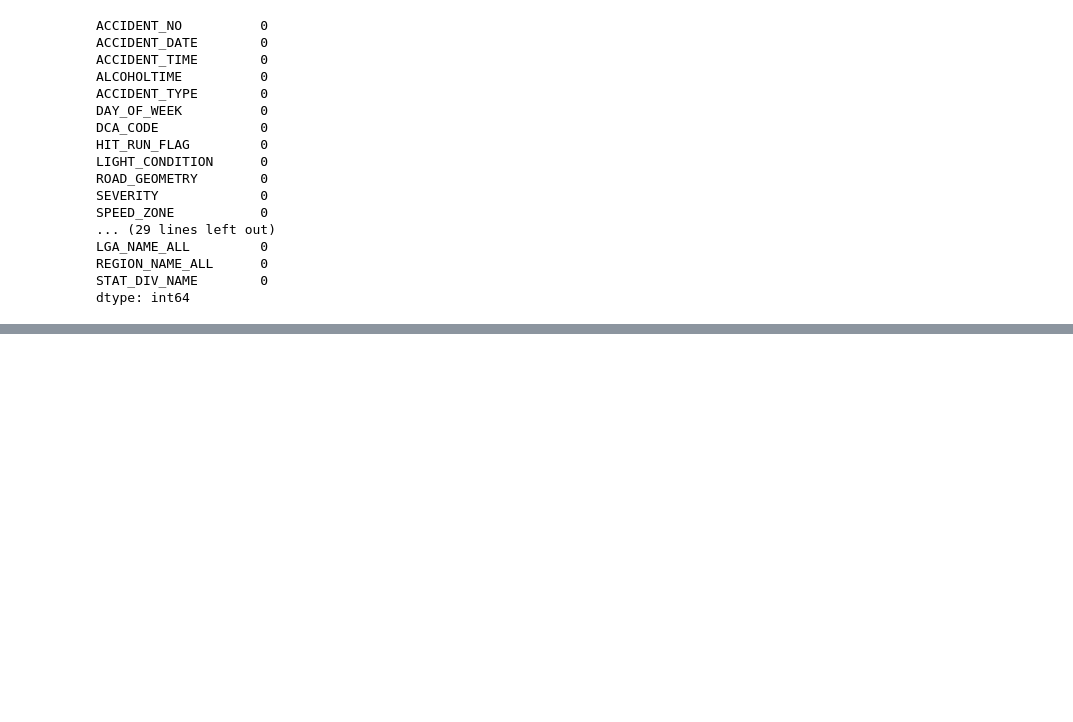
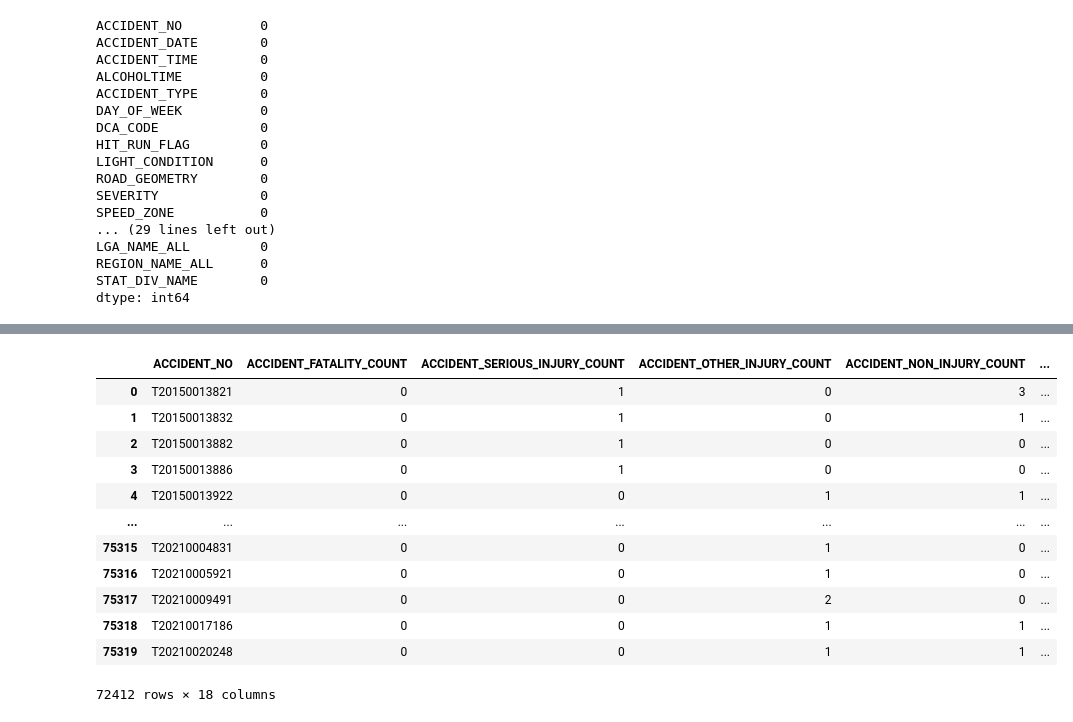
Before and after one commit to Samravp/Road-Crash-ETL, a Jupyter notebook: transforming.ipynb, the cells around one changed output, grey strips where cells are left out. Drawn from its saved outputs; the diff is of its cells as text; code cells hidden in the pictures; blank space fills up the shorter version.

Commit message:
rename column names for table

```diff
--- a/transforming.ipynb
+++ b/transforming.ipynb
@@ -191,6 +213,3 @@ crashes["LIGHT_CONDITION_ID"] = (crashes["LIGHT_CONDITION"].astype("category").c
 # %%
-# create SEVERITY_ID column
-crashes["SEVERITY_ID"] = (crashes["SEVERITY"].astype("category").cat.codes+1)
+# create ROAD_ID column
+crashes["Road_ID"] = (crashes["ROAD_GEOMETRY"].astype("category").cat.codes+1)
-# %%
-# create ROAD_ID column
-crashes["ROAD_ID"] = (crashes["ROAD_GEOMETRY"].astype("category").cat.codes+1)
@@ -209,0 +259,3 @@ road_speed["ROAD_ID"] = crashes["ROAD_ID"]
+# %%
+# create ACCIDENT_TYPE column
+crashes["ACCIDENT_TYPE_ID"] = (crashes["ACCIDENT_TYPE"].astype("category").cat.codes+1)
@@ -263,4 +417,27 @@ accident_type["ACCIDENT_TYPE_ID"] = accident_type["ACCIDENT_TYPE"].astype("categ
 wanted_columns = ["ACCIDENT_NO","FATALITY","SERIOUSINJURY","OTHERINJURY","NONINJURED","MALES","FEMALES","BICYCLIST",'PASSENGER', 'DRIVER', 'PEDESTRIAN', 'PILLION', 'MOTORIST','PED_CYCLIST_5_12', 'PED_CYCLIST_13_18', 'OLD_PEDESTRIAN', 'OLD_DRIVER','YOUNG_DRIVER']
 people_involved =crashes[wanted_columns]
+# %%
+people_involved = people_involved.rename(columns={'FATALITY': 'ACCIDENT_FATALITY_COUNT', 'SERIOUSINJURY': 'ACCIDENT_SERIOUS_INJURY_COUNT',
+'OTHERINJURY':'ACCIDENT_OTHER_INJURY_COUNT', 'NONINJURED':'ACCIDENT_NON_INJURY_COUNT', 'MALES':'ACCIDENT_MALE_COUNT', 'FEMALES':'ACCIDENT_FEMALE_COUNT',
+'BICYCLIST':'ACCIDENT_BICYCLIST_COUNT', 'PASSENGER':'ACCIDENT_PASSENGER_COUNT', 'DRIVER':'ACCIDENT_DRIVER_COUNT', 'PEDESTRIAN':'ACCIDENT_PEDESTRIAN_COUNT',
+'PILLION':'ACCIDENT_PILLION_COUNT', 'MOTORIST':'ACCIDENT_MOTORIST_COUNT', 'PED_CYCLIST_5_12':'ACCIDENT_PED_CYCLIST_5TO12_COUNT',
+'PED_CYCLIST_13_18':'ACCIDENT_PED_CYCLIST_13TO18_COUNT', 'OLD_PEDESTRIAN':'ACCIDENT_OLD_PEDESTRIAN_COUNT', 'OLD_DRIVER':'ACCIDENT_OLD_DRIVER_COUNT',
+'YOUNG_DRIVER':'ACCIDENT_YOUNG_DRIVER_COUNT'})
+# %%
+people_involved
+# %% [output]
+|  | ACCIDENT_NO | ACCIDENT_FATALITY_COUNT | ACCIDENT_SERIOUS_INJURY_COUNT | ACCIDENT_OTHER_INJURY_COUNT | ACCIDENT_NON_INJURY_COUNT | ... |
+| 0 | T20150013821 | 0 | 1 | 0 | 3 | ... |
+| 1 | T20150013832 | 0 | 1 | 0 | 1 | ... |
+| 2 | T20150013882 | 0 | 1 | 0 | 0 | ... |
+| 3 | T20150013886 | 0 | 1 | 0 | 0 | ... |
+| 4 | T20150013922 | 0 | 0 | 1 | 1 | ... |
+| ... | ... | ... | ... | ... | ... | ... |
+| 75315 | T20210004831 | 0 | 0 | 1 | 0 | ... |
+| 75316 | T20210005921 | 0 | 0 | 1 | 0 | ... |
+| 75317 | T20210009491 | 0 | 0 | 2 | 0 | ... |
+| 75318 | T20210017186 | 0 | 0 | 1 | 1 | ... |
+| 75319 | T20210020248 | 0 | 0 | 1 | 1 | ... |
+72412 rows × 18 columns
 # %%
 # vehicle_involed
```
Also changed, not shown: parts of 71 cells of this notebook.
